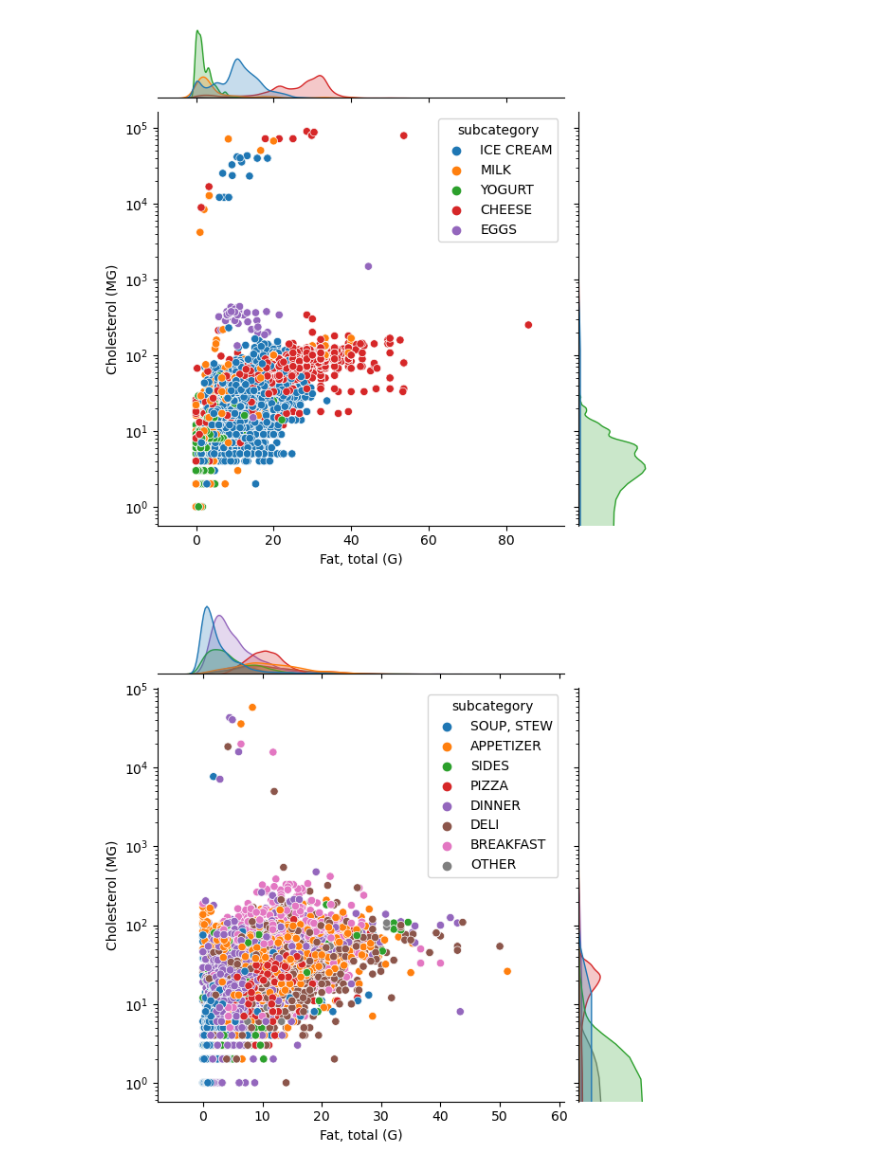
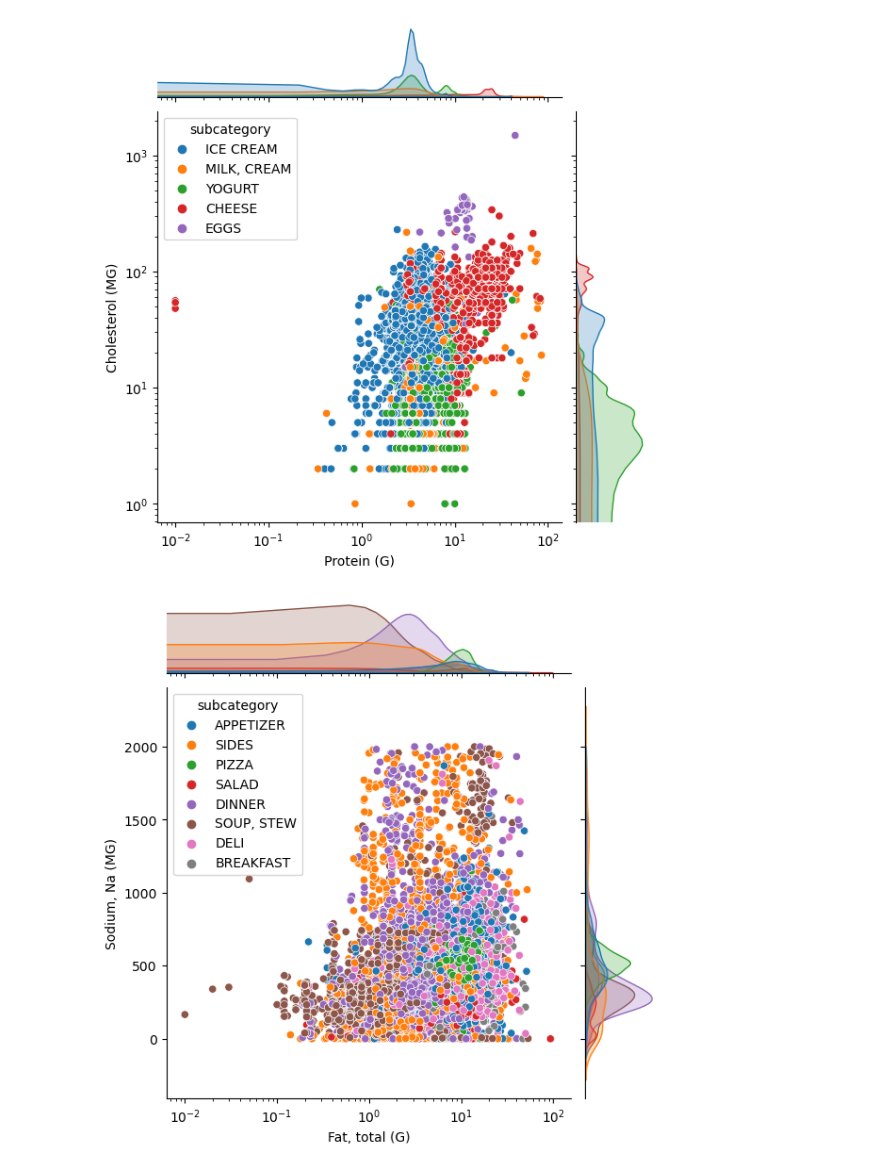
Before and after one commit to assayer5/fooddata-central, a Jupyter notebook: clean_joined_csvs.ipynb, the cells around one changed output. Cells and saved outputs as stored; diff of their text form; code cells hidden in the pictures.

```diff
--- a/clean_joined_csvs.ipynb
+++ b/clean_joined_csvs.ipynb
@@ -227,19 +229,19 @@ plt.yscale('log')
 # %%
 # EGGS, DAIRY, DAIRY SUBSTITUTES: Cholesterol vs. Fat for 100g portion
 subset = brand_food_nutrients['category'] == 'EGGS, DAIRY, DAIRY SUBSTITUTES'
-sns.jointplot(data=brand_food_nutrients[subset], x='Fat, total (G)', y='Cholesterol (MG)', hue='subcategory')
-# plt.xscale('log')
+sns.jointplot(data=brand_food_nutrients[subset], x='Protein (G)', y='Cholesterol (MG)', hue='subcategory')
+plt.xscale('log')
 plt.yscale('log')
 # %% [output]
-[figure, old version]
+[figure, new version]
 # %%
 # PREPARED FOODS/MEALS: Cholesterol vs. Fat for 100g portion
 subset = brand_food_nutrients['category'] == 'PREPARED FOODS/MEALS'
-sns.jointplot(data=brand_food_nutrients[subset], x='Fat, total (G)', y='Cholesterol (MG)', hue='subcategory')
-# plt.xscale('log')
-plt.yscale('log')
+sns.jointplot(data=brand_food_nutrients[subset], x='Fat, total (G)', y='Sodium, Na (MG)', hue='subcategory')
+plt.xscale('log')
+# plt.yscale('log')
 # %% [output]
-[figure, old version]
+[figure, new version]
 # %%
 # CEREAL: Sugar vs. Fat for 100g portion
 subset = brand_food_nutrients['category'] == 'CEREAL'
```
Also changed, not shown: parts of 18 cells of this notebook, 2 other files.
